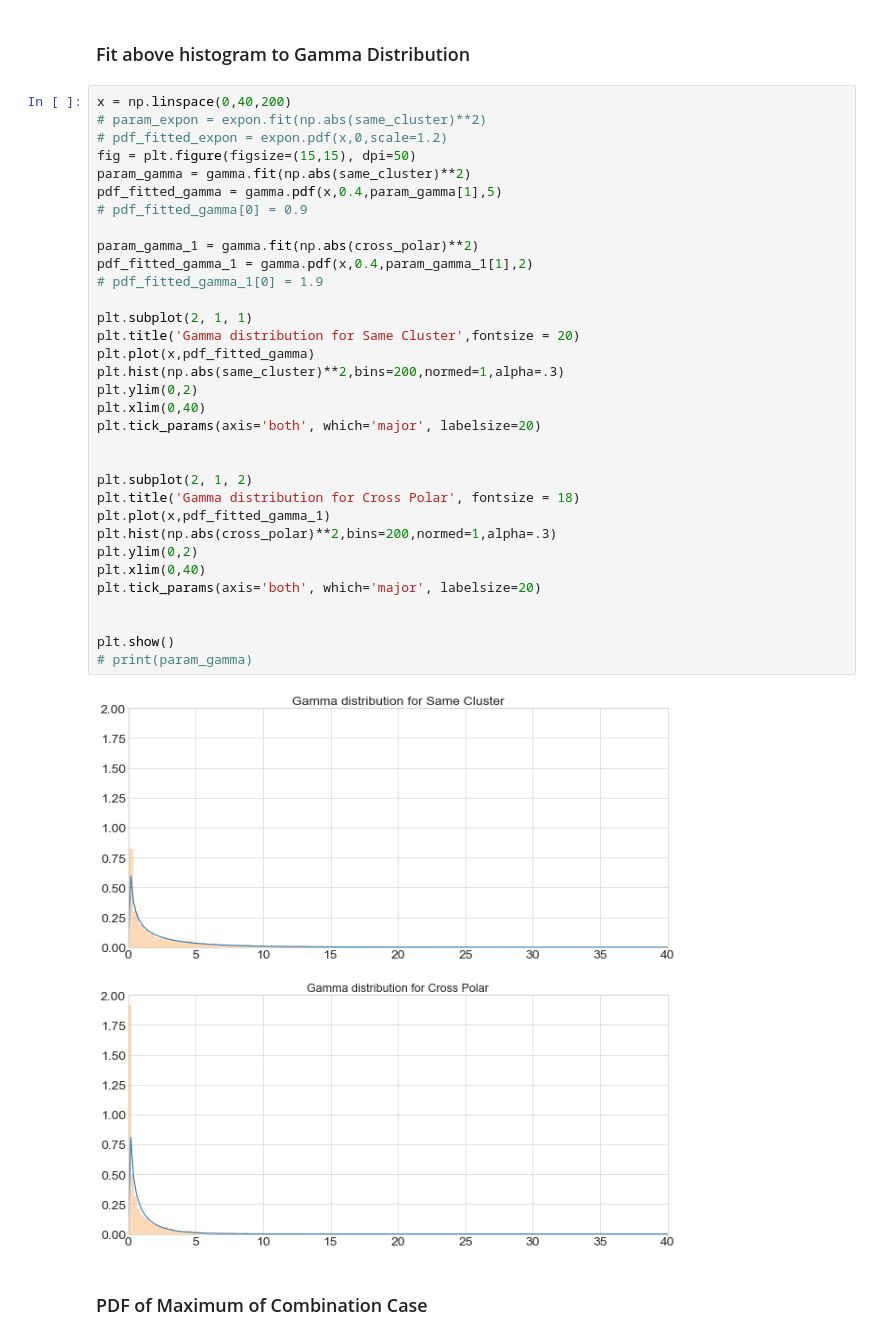
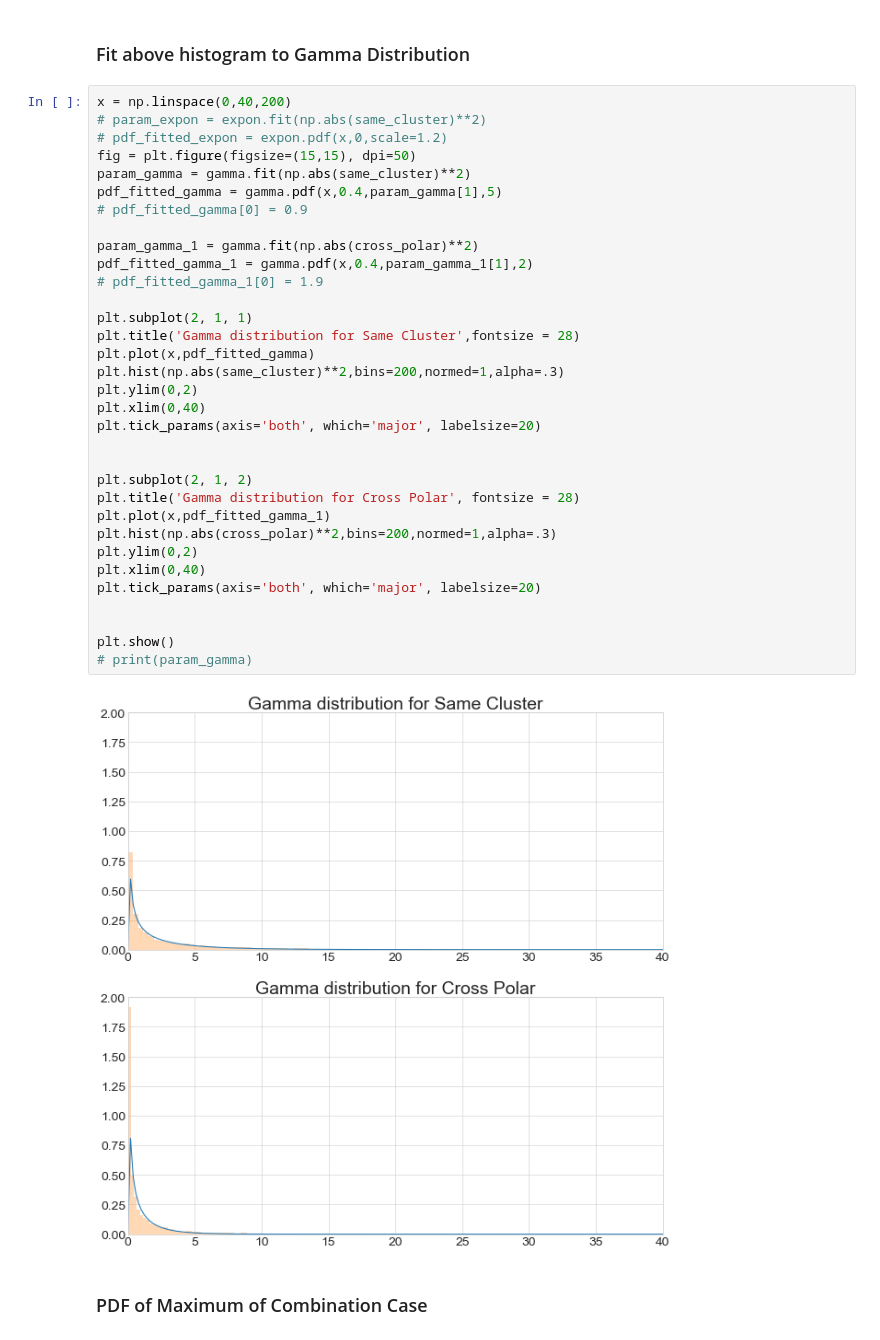
Before and after one commit to dienhoa/hybrid_beamforming_notebook, a Jupyter notebook: Distribution of combination.ipynb, the cells around one changed output. Saved outputs shown, nothing was run; the diff lists cells and outputs as text.

```diff
--- a/Distribution of combination.ipynb
+++ b/Distribution of combination.ipynb
@@ -143,36 +143,36 @@ x = np.linspace(0,40,200)
 # param_expon = expon.fit(np.abs(same_cluster)**2)
 # pdf_fitted_expon = expon.pdf(x,0,scale=1.2)
 fig = plt.figure(figsize=(15,15), dpi=50)
 param_gamma = gamma.fit(np.abs(same_cluster)**2)
 pdf_fitted_gamma = gamma.pdf(x,0.4,param_gamma[1],5)
 # pdf_fitted_gamma[0] = 0.9
 
 param_gamma_1 = gamma.fit(np.abs(cross_polar)**2)
 pdf_fitted_gamma_1 = gamma.pdf(x,0.4,param_gamma_1[1],2)
 # pdf_fitted_gamma_1[0] = 1.9
 
 plt.subplot(2, 1, 1)
-plt.title('Gamma distribution for Same Cluster',fontsize = 20)
+plt.title('Gamma distribution for Same Cluster',fontsize = 28)
 plt.plot(x,pdf_fitted_gamma)
 plt.hist(np.abs(same_cluster)**2,bins=200,normed=1,alpha=.3)
 plt.ylim(0,2)
 plt.xlim(0,40)
 plt.tick_params(axis='both', which='major', labelsize=20)
 
 
 plt.subplot(2, 1, 2)
-plt.title('Gamma distribution for Cross Polar', fontsize = 18)
+plt.title('Gamma distribution for Cross Polar', fontsize = 28)
 plt.plot(x,pdf_fitted_gamma_1)
 plt.hist(np.abs(cross_polar)**2,bins=200,normed=1,alpha=.3)
 plt.ylim(0,2)
 plt.xlim(0,40)
 plt.tick_params(axis='both', which='major', labelsize=20)
 
 
 plt.show()
 # print(param_gamma)
 # %% [output]
-[figure, old version]
+[figure, new version]
 # %% [markdown]
 ### PDF of Maximum of Combination Case
 # %% [markdown]
```
Also changed, not shown: parts of 2 cells of this notebook, 6 other files.
